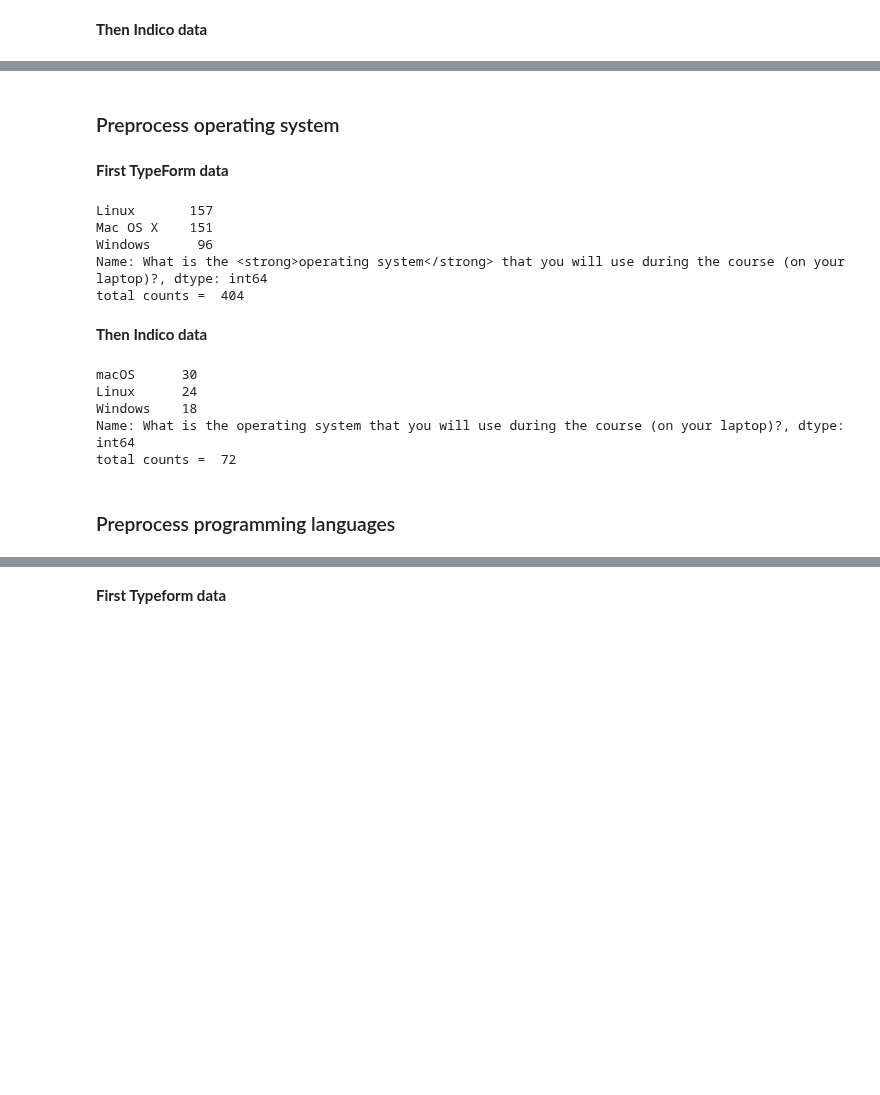
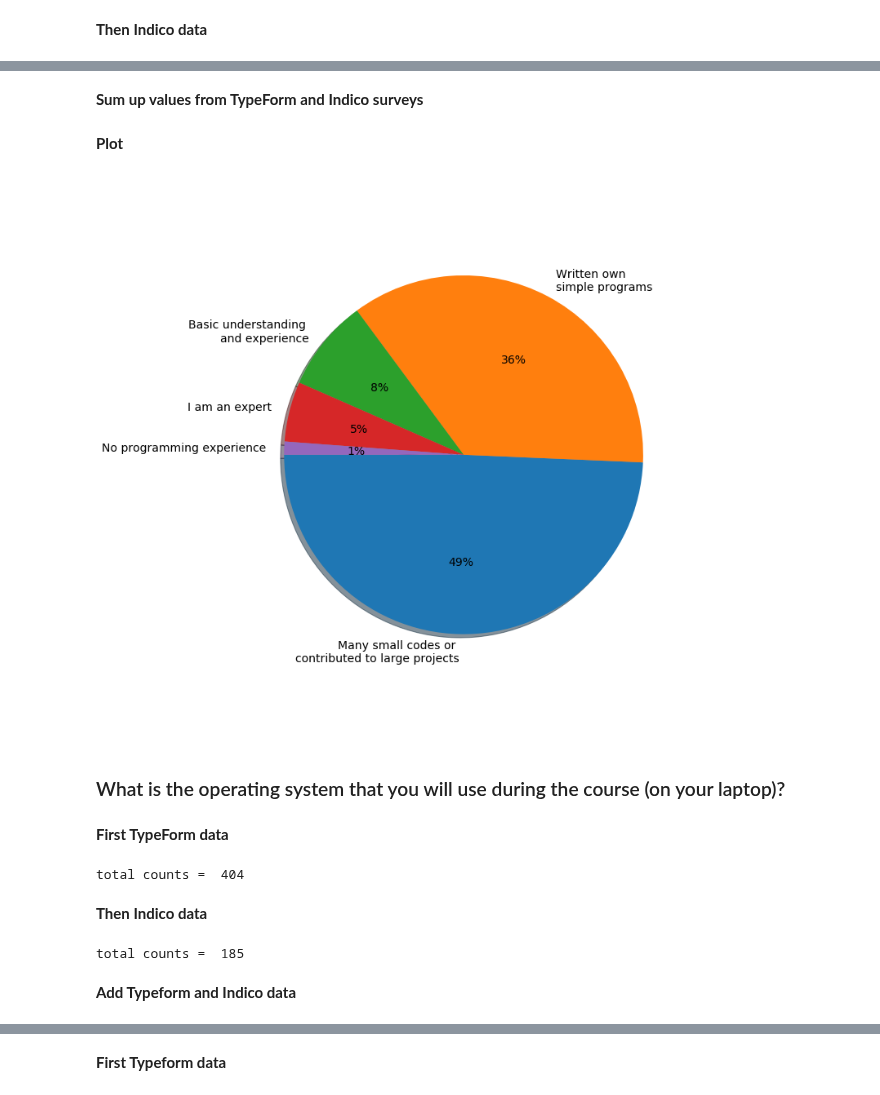
Before and after one commit to coderefinery/pre-workshop-survey, a Jupyter notebook: pre-workshop-survey.ipynb, the cells around one changed output, grey strips where cells are left out. Saved outputs shown, nothing was run; the diff lists cells and outputs as text; code cells hidden in the pictures; blank space fills up the shorter version.

```diff
--- a/pre-workshop-survey.ipynb
+++ b/pre-workshop-survey.ipynb
@@ -250,2 +239,2 @@ total counts =  72
-# %% [markdown]
-### Preprocess operating system
+# %% [markdown]
+**Sum up values from TypeForm and Indico surveys**
@@ -252,28 +244,40 @@ total counts =  72
+# %% [markdown]
+**Plot**
+# %%
+# renaming for less cluttering
+stats_experience.rename({"I have written many small codes and/or contributed to large complex software":
+                   "Many small codes or \ncontributed to large projects"}, inplace=True)
+stats_experience.rename({"I have written my own simple programs":
+                   "Written own \nsimple programs"}, inplace=True)
+stats_experience.rename({"Basic understanding and experience, I have looked through code and made minor adjustments":
+                   "Basic understanding \nand experience"}, inplace=True)
+stats_experience.rename({"I have no programming experience":
+                   "No programming experience"}, inplace=True)
+
+plot_pie(font, stats_experience, xsize, ysize, "img/programming-experience.png");
+# %% [output]
+[figure, added]
+# %% [markdown]
+### What is the operating system that you will use during the course (on your laptop)?
 # %% [markdown]
 **First TypeForm data**
 # %%
 os = 'What is the <strong>operating system</strong> that you will use during the course (on your laptop)?'
 stats_os_tf = df_survey_tf[os].value_counts()
-print(stats_os_tf)
+
+#print(stats_os_tf)
 print("total counts = ", sum(stats_os_tf.values))
 # %% [output]
-Linux       157
-Mac OS X    151
-Windows      96
-Name: What is the <strong>operating system</strong> that you will use during the course (on your laptop)?, dtype: int64
 total counts =  404
 # %% [markdown]
 **Then Indico data**
 # %%
 os = 'What is the operating system that you will use during the course (on your laptop)?'
 stats_os_i = df_survey_indico[os].value_counts()
-print(stats_os_i)
+
+#print(stats_os_i)
 print("total counts = ", sum(stats_os_i.values))
 # %% [output]
-macOS      30
-Linux      24
-Windows    18
-Name: What is the operating system that you will use during the course (on your laptop)?, dtype: int64
-total counts =  72
+total counts =  185
-# %% [markdown]
-### Preprocess programming languages
+# %% [markdown]
+**Add Typeform and Indico data**
```
Also changed, not shown: parts of 87 cells of this notebook.
